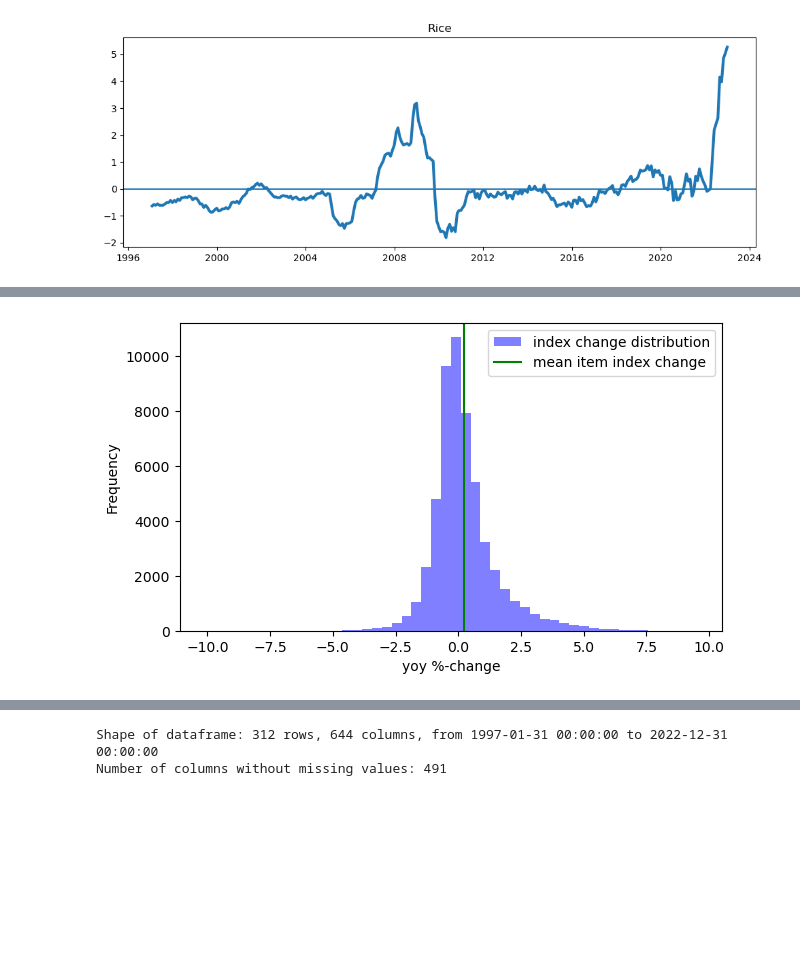
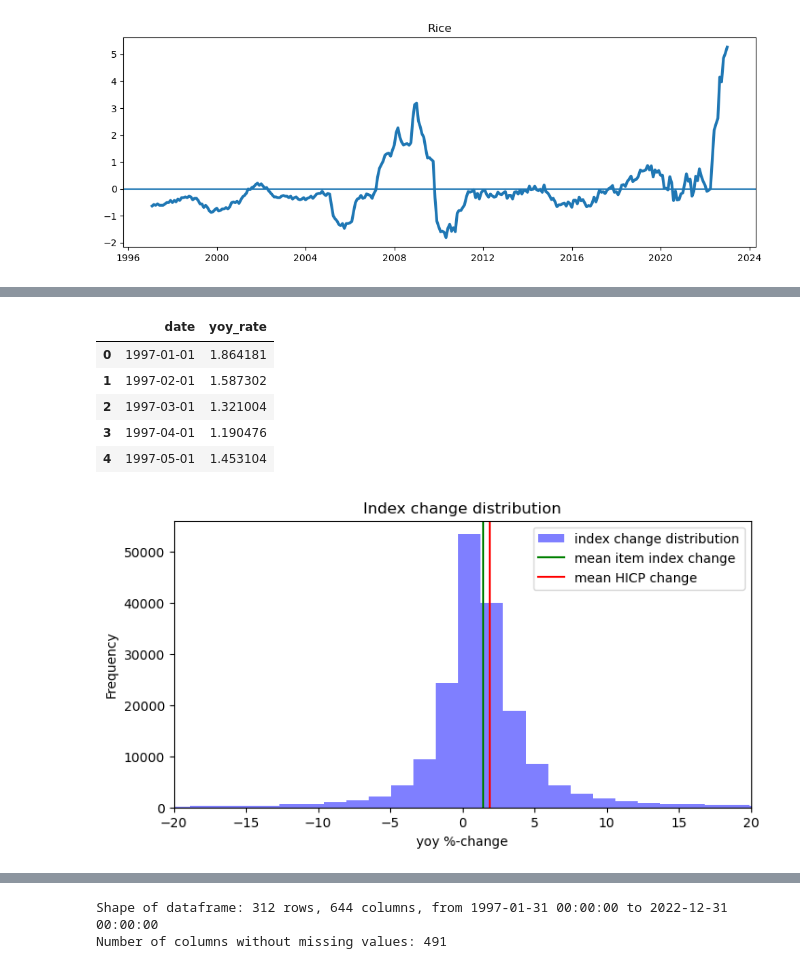
Before and after one commit to lamlam98765/thesis_code, a Jupyter notebook: main/HICP_all_preprocessed.ipynb, the cells around one changed output, grey strips where cells are left out. Drawn from its saved outputs; the diff is of its cells as text; code cells hidden in the pictures; blank space fills up the shorter version.

Commit message:
change data

```diff
--- a/main/HICP_all_preprocessed.ipynb
+++ b/main/HICP_all_preprocessed.ipynb
@@ -109,16 +125,29 @@ nan
 # %%
 # visualize the distribution of all data:
-# need to import the CPI change here!!!
-
-values = hicp_std.dropna().values.flatten()
-
-# Plot the histogram
-plt.figure(figsize=(7, 4))
-plt.hist(values, bins=50, color='blue', alpha=0.5, label = 'index change distribution')
-plt.axvline(values.mean(), color = 'green', label = 'mean item index change')
-plt.xlabel('yoy %-change')
-plt.ylabel('Frequency')
-plt.legend()
-plt.show()
+head_infl = pd.read_csv('data/preprocessed/head_inflation.csv')
+head_infl.head()
 # %% [output]
-[figure, removed]
+|  | date | yoy_rate |
+| 0 | 1997-01-01 | 1.864181 |
+| 1 | 1997-02-01 | 1.587302 |
+| 2 | 1997-03-01 | 1.321004 |
+| 3 | 1997-04-01 | 1.190476 |
+| 4 | 1997-05-01 | 1.453104 |
+# %%
+values = HICP_yoy.values.flatten()
+values = values[~np.isnan(values)]
+
+
+# Plot the histogram
+plt.figure(figsize=(8, 4))
+plt.hist(values, bins=150, color='blue', alpha=0.5, label = 'index change distribution')
+plt.axvline(values.mean(), color = 'green', label = 'mean item index change', lw = 1.5)
+plt.axvline(head_infl.iloc[:, 1].mean(), color = 'red', label = 'mean HICP change', lw = 1.5)
+plt.xlabel('yoy %-change')
+plt.ylabel('Frequency')
+plt.xlim((-20, 20))
+plt.legend()
+plt.title('Index change distribution')
+plt.show()
+# %% [output]
+[figure, added]
```
Also changed, not shown: parts of 15 cells of this notebook, 1 other file.
